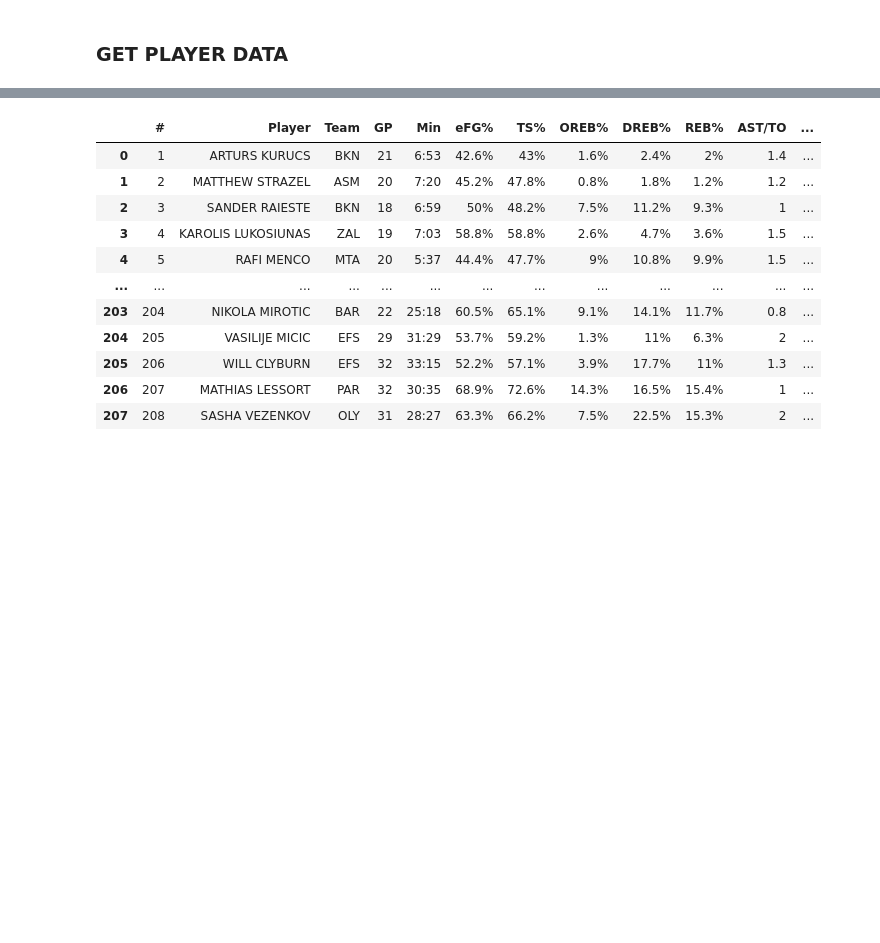
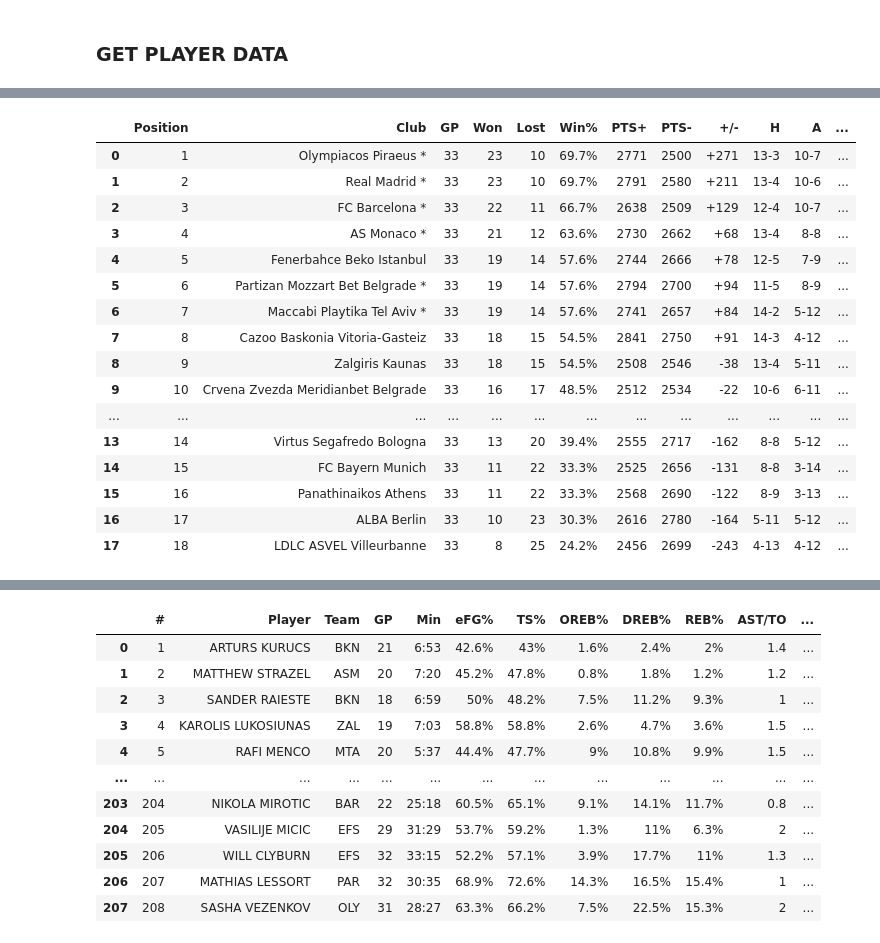
Before and after one commit to LeventSoykan/Euroleague_Stats_Pipeline, a Jupyter notebook: data_extraction_practice.ipynb, the cells around one changed output, grey strips where cells are left out. Drawn from its saved outputs; the diff is of its cells as text; code cells hidden in the pictures; blank space fills up the shorter version.

Commit message:
Add methods to extractor class

```diff
--- a/data_extraction_practice.ipynb
+++ b/data_extraction_practice.ipynb
@@ -27,5 +27,11 @@ import time
 from urllib.parse import urljoin
 # %% [markdown]
 ### GET PLAYER DATA
+# %%
+standings_uri = 'https://www.euroleaguebasketball.net/euroleague/standings/'
+player_stats_uri = 'https://www.euroleaguebasketball.net/euroleague/stats/expanded/?size=1000&viewType=advanced&seasonCode=E2022&statisticMode=perGame&seasonMode=Single&sortDirection=ascending&statistic='
+player_section_uri = 'https://www.euroleaguebasketball.net/euroleague/players/'
+home = 'https://www.euroleaguebasketball.net'
+driver_path = r'driver/chromedriver.exe'
 # %%
 class Extractor:
@@ -106,0 +151,2 @@ class Extractor:
+# %%
+extractor = Extractor(driver_path, standings_uri, player_stats_uri, player_section_uri)
@@ -106,0 +169,20 @@ class Extractor:
+# %%
+extractor.extract_team_df()
+# %% [output]
+|  | Position | Club | GP | Won | Lost | Win% | PTS+ | PTS- | +/- | H | A | ... |
+| 0 | 1 | Olympiacos Piraeus * | 33 | 23 | 10 | 69.7% | 2771 | 2500 | +271 | 13-3 | 10-7 | ... |
+| 1 | 2 | Real Madrid * | 33 | 23 | 10 | 69.7% | 2791 | 2580 | +211 | 13-4 | 10-6 | ... |
+| 2 | 3 | FC Barcelona * | 33 | 22 | 11 | 66.7% | 2638 | 2509 | +129 | 12-4 | 10-7 | ... |
+| 3 | 4 | AS Monaco * | 33 | 21 | 12 | 63.6% | 2730 | 2662 | +68 | 13-4 | 8-8 | ... |
+| 4 | 5 | Fenerbahce Beko Istanbul | 33 | 19 | 14 | 57.6% | 2744 | 2666 | +78 | 12-5 | 7-9 | ... |
+| 5 | 6 | Partizan Mozzart Bet Belgrade * | 33 | 19 | 14 | 57.6% | 2794 | 2700 | +94 | 11-5 | 8-9 | ... |
+| 6 | 7 | Maccabi Playtika Tel Aviv * | 33 | 19 | 14 | 57.6% | 2741 | 2657 | +84 | 14-2 | 5-12 | ... |
+| 7 | 8 | Cazoo Baskonia Vitoria-Gasteiz | 33 | 18 | 15 | 54.5% | 2841 | 2750 | +91 | 14-3 | 4-12 | ... |
+| 8 | 9 | Zalgiris Kaunas | 33 | 18 | 15 | 54.5% | 2508 | 2546 | -38 | 13-4 | 5-11 | ... |
+| 9 | 10 | Crvena Zvezda Meridianbet Belgrade | 33 | 16 | 17 | 48.5% | 2512 | 2534 | -22 | 10-6 | 6-11 | ... |
+| ... | ... | ... | ... | ... | ... | ... | ... | ... | ... | ... | ... | ... |
+| 13 | 14 | Virtus Segafredo Bologna | 33 | 13 | 20 | 39.4% | 2555 | 2717 | -162 | 8-8 | 5-12 | ... |
+| 14 | 15 | FC Bayern Munich | 33 | 11 | 22 | 33.3% | 2525 | 2656 | -131 | 8-8 | 3-14 | ... |
+| 15 | 16 | Panathinaikos Athens | 33 | 11 | 22 | 33.3% | 2568 | 2690 | -122 | 8-9 | 3-13 | ... |
+| 16 | 17 | ALBA Berlin | 33 | 10 | 23 | 30.3% | 2616 | 2780 | -164 | 5-11 | 5-12 | ... |
+| 17 | 18 | LDLC ASVEL Villeurbanne | 33 | 8 | 25 | 24.2% | 2456 | 2699 | -243 | 4-13 | 4-12 | ... |
```
Also changed, not shown: parts of 5 cells of this notebook, 2 other files.
